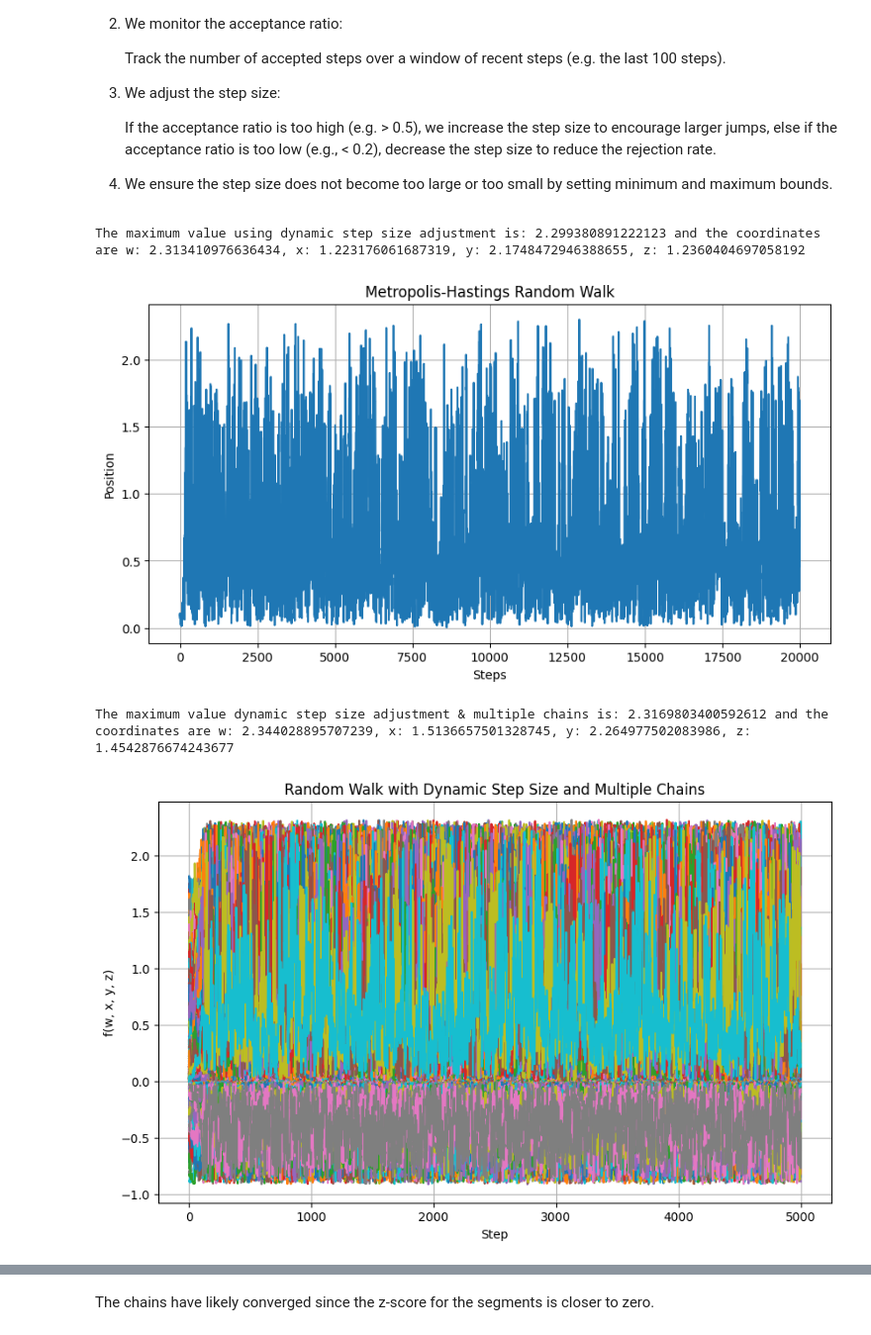
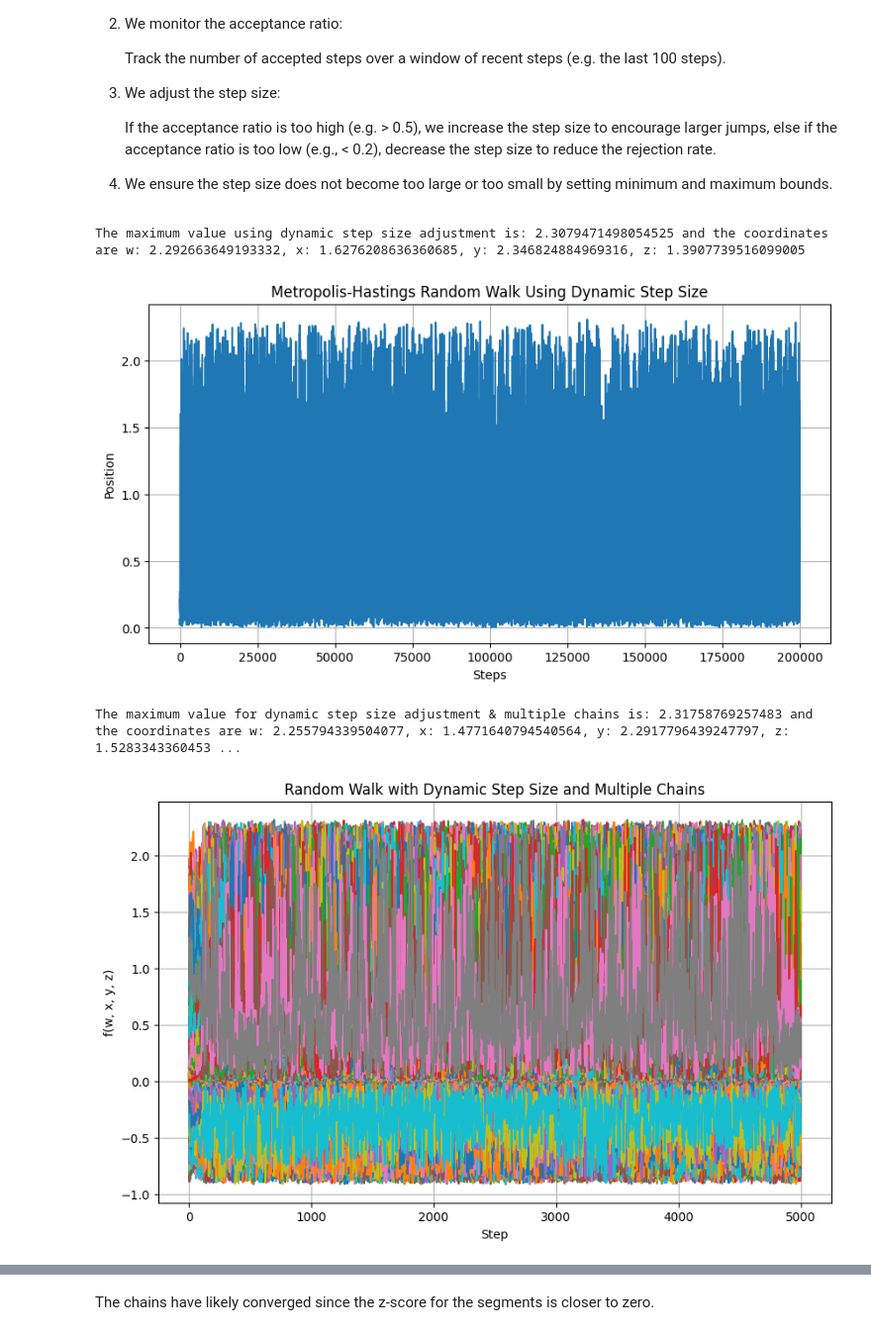
Before and after one commit to ovieimara/MATPMD4, a Jupyter notebook: MATPMD4_Assignment1_3422868.ipynb, the cells around one changed output, grey strips where cells are left out. Shown at 99% size. Saved outputs shown, nothing was run; the diff lists cells and outputs as text; code cells hidden in the pictures.

```diff
--- a/MATPMD4_Assignment1_3422868.ipynb
+++ b/MATPMD4_Assignment1_3422868.ipynb
@@ -648,6 +651,6 @@ f (x).
 # %%
 #4D function
-def f(w: float, x: float, y: float, z: float) -> float:
+def function_4d(w: float, x: float, y: float, z: float) -> float:
   wave = np.sin(w/2) * np.cos(x/2) * np.sin(y/2) * np.cos(z/2)
   peak1 = 2 * np.exp(-0.1 * ((w-2)**2 + (x-2)**2 + (y-2)**2 + (z-2)**2))
   peak2 = 3/2 * np.exp(-0.1 * ((w+2)**2 + (x+2)**2 + (y+2)**2 + (z+2)**2))
@@ -708,7 +712,7 @@ def plot_function(values_fn):
 n_iterations=2000
 step_size=0.1
 domain=(-5, 5)
-fn = f
+fn = function_4d
 values_fn, coordinates, accepted_steps = maximize_metropolis_hastings(fn=fn, step_size=step_size, domain=domain, n_iterations=n_iterations)
 plot_function(values_fn)
 # %% [output]
@@ -773,27 +788,29 @@ Potential Scale Reduction (R): Calculate the R statistic for multiple chains. Va
 # %%
 # Metropolis-Hastings algorithm with fine-tuning, running multiple chains and increasing number of iterations
-def fine_tune_chain(f: Callable[[float, float, float, float], float], step_size: int, domain: Tuple, n_iterations: int =1000, n_chains: int =100) -> Tuple[int, Tuple[float, float, float], List]:
+def fine_tune_chain(fx: Callable, f: Callable[[float, float, float, float], float], step_size: int, domain: Tuple, n_iterations: int =1000, n_chains: int =100) -> Tuple[int, Tuple[float, float, float], List]:
 
   max_value = -np.inf
   max_coordinates = None
   values_fn = []
 
   for _ in range(n_chains):
-    values, coordinates, _ = maximize_metropolis_hastings(f, step_size, domain, n_iterations)
-    values_fn = [value for value in values]
+    values, coordinates, _ = fx(f, step_size, domain, n_iterations) # execute maximize_metropolis_hastings function
+    values_fn.append(values)
 
-    max_index = np.argmax(values)
-    if values[max_index] > max_value:
-      max_value = values[max_index]
-      max_coordinates = coordinates[max_index]
+    max_index = np.argmax(values) #index of the max value
+    if values[max_index] > max_value: #check larger value btw previous and current values
+      max_value = values[max_index] #select max value
+      max_coordinates = coordinates[max_index] #select max coordinates
 
   return max_value, max_coordinates, values_fn
 
 n_iterations = 5000
 n_chains = 1000
-maxima_value, max_coordinates, values_fn = fine_tune_chain(fn, step_size=0.1, domain=(-5, 5), n_iterations=n_iterations, n_chains=n_chains)
+fx = maximize_metropolis_hastings
+maxima_value, max_coordinates, values_fn = fine_tune_chain(fx, fn, step_size=0.1, domain=(-5, 5), n_iterations=n_iterations, n_chains=n_chains)
 w, x, y, z = max_coordinates
 
 print(f"The coordinates of the maximum value {maxima_value} are w: {w}, x: {x}, y: {y}, z: {z}")
-plot_function(values_fn)
+title = "Random Walk with Increased Steps and Multiple Chains"
+plot_multiple_chains(values_fn, n_chains, title)
 # %% [output]
@@ -883,15 +900,18 @@ def dynamic_step_size_metro_hastings(fn: Callable[[float, float, float, float],
 fn = f
 step_size = 0.1
 domain = (-5, 5)
-n_iterations = 20000
+# n_iterations = 2000000
+n_iterations = 200000
 acceptance_threshold = 0.3 #acceptance_ratio_window
 acceptance_ratio_window = 100
+
 values_fn, coordinates, accept_steps, max_coordinates, accept_step_count, maxima_value = dynamic_step_size_metro_hastings(fn, step_size, domain, n_iterations, acceptance_threshold, acceptance_ratio_window)
+
 print(f"The maximum value using dynamic step size adjustment is: {maxima_value} and the coordinates are w: {max_coordinates[0]}, x: {max_coordinates[1]}, y: {max_coordinates[2]}, z: {max_coordinates[3]}")
-plot_function(values_fn)
+plot_function(values_fn, title="Metropolis-Hastings Random Walk Using Dynamic Step Size")
 # %% [output]
-The maximum value using dynamic step size adjustment is: 2.299380891222123 and the coordinates are w: 2.313410976636434, x: 1.223176061687319, y: 2.1748472946388655, z: 1.2360404697058192
+The maximum value using dynamic step size adjustment is: 2.3079471498054525 and the coordinates are w: 2.292663649193332, x: 1.6276208636360685, y: 2.346824884969316, z: 1.3907739516099005
-[figure, old version]
+[figure, new version]
 # %%
 #running multiple chains with dynamic step size update
 def run_multiple_chains(fn, step_size: int, domain: Tuple, n_iterations: int =1000, n_chains: int =10, acceptance_threshold: int = 0.2, acceptance_ratio_window: int = 100) -> Tuple[List[float], List[Tuple], List[int], Tuple[float, float, float, float], int, float]:
@@ -902,42 +922,35 @@ def run_multiple_chains(fn, step_size: int, domain: Tuple, n_iterations: int =10
   accept_steps_chains = []
   # all_values = []
 
   for _ in range(n_chains): #loop through each chain
     values_fn, coordinates, accept_steps, max_coordinates, accept_step_count, maxima_value = dynamic_step_size_metro_hastings(fn, step_size, domain, n_iterations, acceptance_threshold, acceptance_ratio_window)
     # for value in values_fn:
     #   all_values.append(value)
 
     values_chains.append(values_fn)
     coordinates_chains.append(coordinates)
     accept_steps_chains.append(accept_steps)
 
     #update maximum value and coordinates
     if maxima_value > max_value_chains:
       max_value_chains = maxima_value
       max_coordinates_chains = max_coordinates
 
   return values_chains, coordinates_chains, accept_steps_chains, max_value_chains, max_coordinates_chains
 
 fn = f
 step_size = 0.1
 domain = (-5, 5)
 n_iterations = 5000
 n_chains = 1000
 acceptance_threshold = 0.234
 acceptance_ratio_window = 100
 values_chains, coordinates_chains, accept_steps_chains, maxima_value_chains, max_coordinates_chains = run_multiple_chains(fn, step_size, domain, n_iterations, n_chains, acceptance_threshold, acceptance_ratio_window)
 print(f"The maximum value for dynamic step size adjustment & multiple chains is: {maxima_value_chains} and the coordinates are w: {max_coordinates_chains[0]}, x: {max_coordinates_chains[1]}, y: {max_coordinates_chains[2]}, z: {max_coordinates_chains[3]}")
 
-plt.figure(figsize=(10, 6))
-for i in range(n_chains):
-    plt.plot(values_chains[i], label=f"Chain {i + 1}")
-plt.xlabel("Step")
-plt.ylabel("f(w, x, y, z)")
-plt.title("Random Walk with Dynamic Step Size and Multiple Chains")
-# plt.legend(loc='center left', bbox_to_anchor=(1, 0.5))
-plt.grid(True)
-plt.show()
+title = "Random Walk with Dynamic Step Size and Multiple Chains"
+plot_multiple_chains(values_chains, n_chains, title)
 # %% [output]
-The maximum value dynamic step size adjustment & multiple chains is: 2.3169803400592612 and the coordinates are w: 2.344028895707239, x: 1.5136657501328745, y: 2.264977502083986, z: 1.4542876674243677
+The maximum value for dynamic step size adjustment & multiple chains is: 2.31758769257483 and the coordinates are w: 2.255794339504077, x: 1.4771640794540564, y: 2.2917796439247797, z: 1.5283343360453 ...
-[figure, old version]
+[figure, new version]
 # %% [markdown]
```
Also changed, not shown: parts of 47 cells of this notebook.
